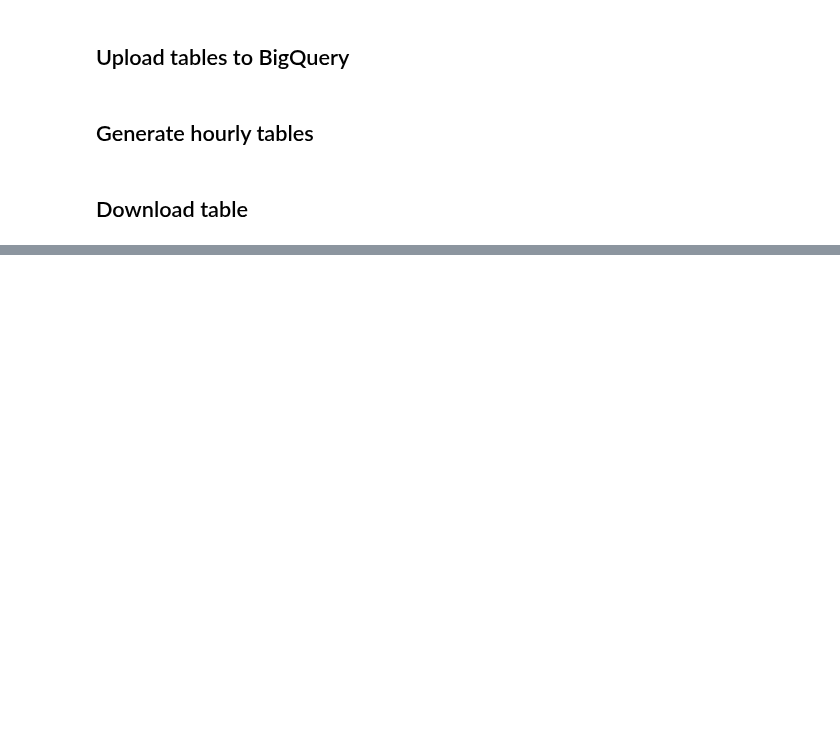
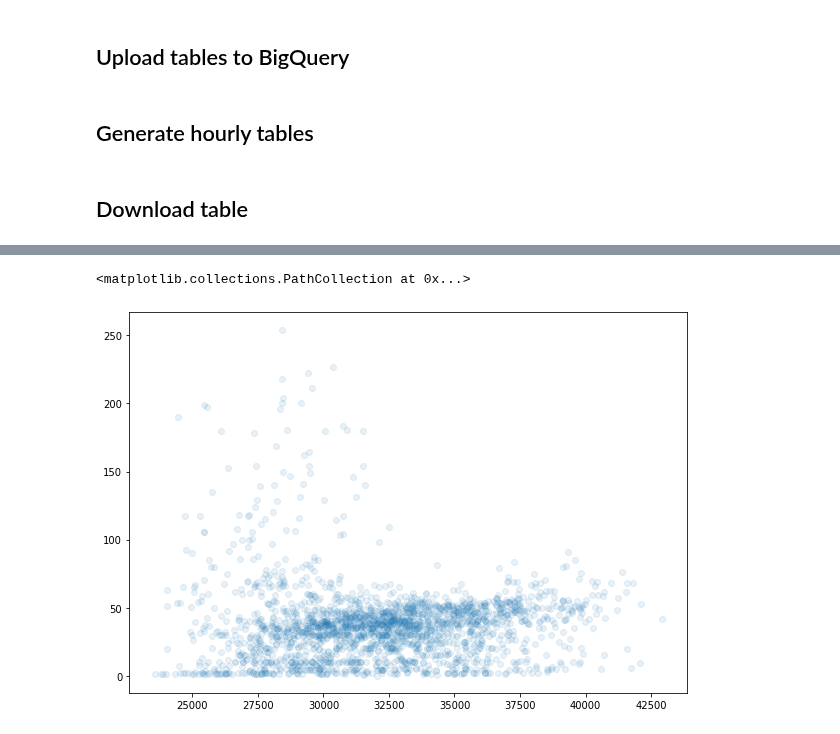
Before and after one commit to NonoMalpi/electricity, a Jupyter notebook: notebooks/AgentCurves.ipynb, the cells around one changed output, grey strips where cells are left out. Drawn from its saved outputs; the diff is of its cells as text; code cells hidden in the pictures; blank space fills up the shorter version.

```diff
--- a/notebooks/AgentCurves.ipynb
+++ b/notebooks/AgentCurves.ipynb
@@ -193,0 +177,39 @@ for date in pd.date_range(start="2016-01-01", end="2016-01-01", freq="D"):
+# %%
+def obtain_cleared_price(df_ask: pd.DataFrame, df_bid: pd.DataFrame, date: pd.Timestamp) -> pd.Series:
+    df_ask = df_ask.loc[date].reset_index()
+    df_bid = df_bid.loc[date].reset_index()
+
+    ask_agg_energy = df_ask["agg_energy"].values
+    bid_agg_energy = df_bid["agg_energy"].values
+    agg_energy = np.unique(np.sort(np.concatenate([ask_agg_energy, bid_agg_energy])))
+
+    df_ask = df_ask.set_index("agg_energy").reindex(agg_energy)
+    df_bid = df_bid.set_index("agg_energy").reindex(agg_energy)
+
+    cols = ["offer_type", "price"]
+    df_ask = df_ask[cols]
+    df_bid = df_bid[cols]
+    df_price = df_ask.merge(df_bid, left_index=True, right_index=True, suffixes=("_ask", "_bid"))
+
+    df_price["last_ask"] = df_price["price_ask"].fillna(method="ffill")
+    df_price["last_bid"] = df_price["price_bid"].fillna(method="ffill")
+
+    df_price["curve_intersection"] = df_price["last_bid"] <= df_price["last_ask"]
+    df_price.reset_index(inplace=True)
+
+    cleared_price = df_price[df_price["curve_intersection"]].iloc[0]
+    cleared_price = cleared_price.rename({"last_ask": "price"})[["agg_energy", "price"]]
+    cleared_price.name = date
+    return cleared_price
+# %%
+dates = pd.date_range(start="2016-01-01", end="2021-10-31", freq="D")
+series = []
+for date in dates:
+    series.append(obtain_cleared_price(df_ask=df_ask_date, df_bid=df_bid_date, date=date))
+# %%
+fig, ax = plt.subplots(figsize=(10,7))
+price_series = pd.concat(series, axis=1).T
+ax.scatter(x=price_series["agg_energy"], y=price_series["price"], marker="o", alpha=0.1)
+# %% [output]
+<matplotlib.collections.PathCollection at 0x...>
+[figure, added]
```
Also changed, not shown: parts of 12 cells of this notebook.
